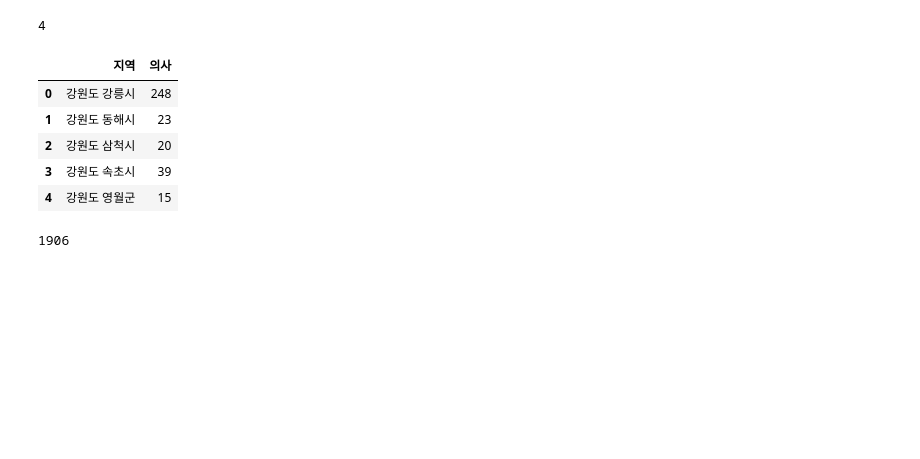
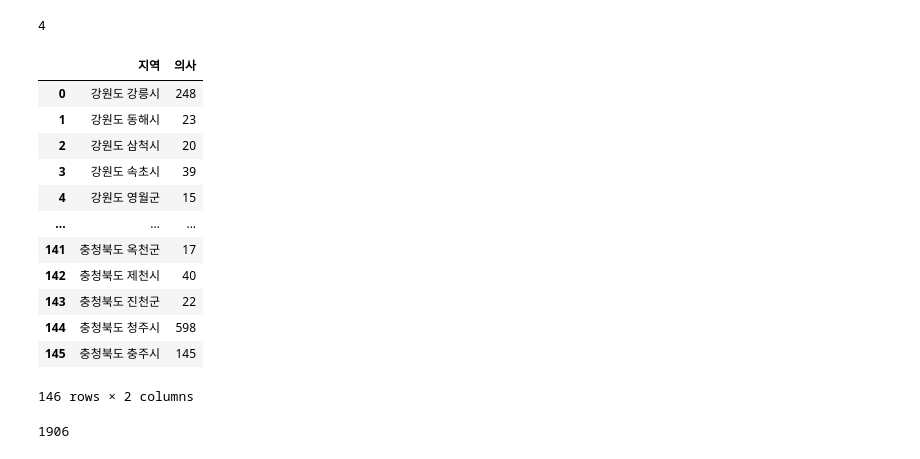
Before and after one commit to cav2280/dcx-final, a Jupyter notebook: main.ipynb, the cells around one changed output. Saved outputs shown, nothing was run; the diff lists cells and outputs as text; code cells hidden in the pictures; blank space fills up the shorter version.

```diff
--- a/main.ipynb
+++ b/main.ipynb
@@ -233,34 +248,41 @@ for i in range(len(doctor_df.index)):
     elif doctor_df['행정구역별'][i] == '경남':
         doctor_df.loc[i,'행정구역별'] = '경상남도'
     elif doctor_df['행정구역별'][i] == '제주':
         doctor_df.loc[i,'행정구역별'] = '제주특별자치도'
 
     if '구' in doctor_df['시군구별'][i][-1:]:
         if '시' in doctor_df['시군구별'][i]:
             doctor_df.loc[i,'시군구별']=doctor_df.loc[i,'시군구별'].split('시')[0]+'시'
     doctor_df.loc[i, '시군구별'] = doctor_df.loc[i, '행정구역별'] + ' ' + doctor_df.loc[i, '시군구별']
 
 
 
 # '시군구별' 열로 행 그룹화
 grouped = doctor_df.groupby('시군구별')
 
 # 합산할 열과 첫 번째 값을 유지할 열 지정
 aggregated = grouped.agg({'의사 인력수': 'sum', '행정구역별': 'first'})
 
 # 집계된 데이터로 데이터프레임 업데이트
 doctor_df = aggregated.reset_index()
 
 doctor_df.drop('행정구역별',axis=1,inplace=True)
 doctor_df.columns = ['지역', '의사']
-doctor_df.head()
+doctor_df
 # %% [output]
 |  | 지역 | 의사 |
 | 0 | 강원도 강릉시 | 248 |
 | 1 | 강원도 동해시 | 23 |
 | 2 | 강원도 삼척시 | 20 |
 | 3 | 강원도 속초시 | 39 |
 | 4 | 강원도 영월군 | 15 |
+| ... | ... | ... |
+| 141 | 충청북도 옥천군 | 17 |
+| 142 | 충청북도 제천시 | 40 |
+| 143 | 충청북도 진천군 | 22 |
+| 144 | 충청북도 청주시 | 598 |
+| 145 | 충청북도 충주시 | 145 |
+146 rows × 2 columns
 # %%
 def hospital(location):
     tmp = int(doctor_df.loc[doctor_df['지역']
```
Also changed, not shown: parts of 11 cells of this notebook, 2 other files.
